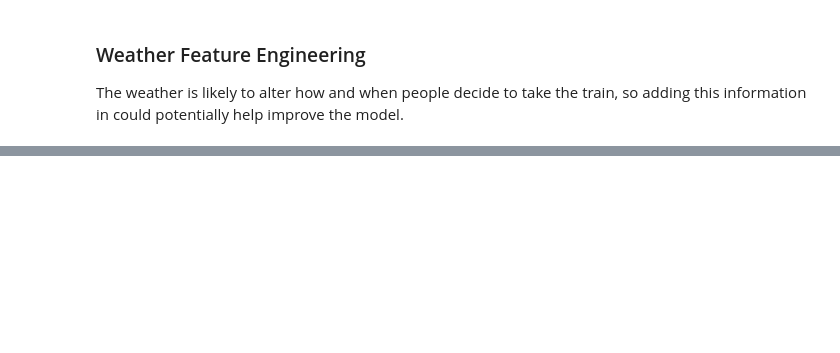
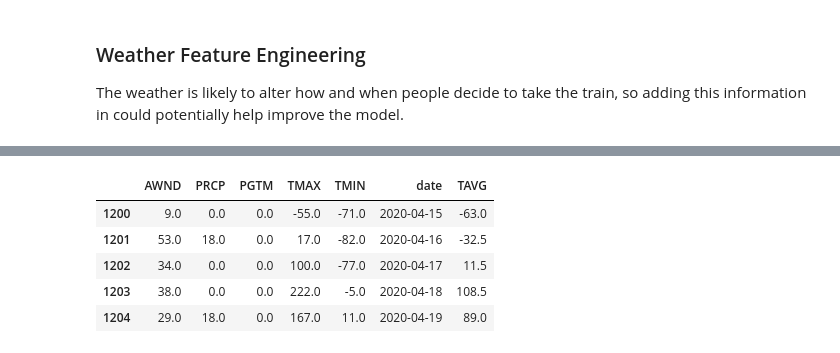
Before and after one commit to tim-radtke/CSC5610_CTA, a Jupyter notebook: CTA_Final_Project_Baseline_Model.ipynb, the cells around one changed output, grey strips where cells are left out. Saved outputs shown, nothing was run; the diff lists cells and outputs as text; code cells hidden in the pictures; blank space fills up the shorter version.

```diff
--- a/CTA_Final_Project_Baseline_Model.ipynb
+++ b/CTA_Final_Project_Baseline_Model.ipynb
@@ -792,0 +821,11 @@ The weather is likely to alter how and when people decide to take the train, so
+# %%
+weather_df = weather_df[weather_df["Date"].dt.date >= dt.date(2020,4,15)].copy()
+weather_df = weather_df.rename(columns={"TAVG_new":"TAVG", "Date":"date"})
+weather_df.head()
+# %% [output]
+|  | AWND | PRCP | PGTM | TMAX | TMIN | date | TAVG |
+| 1200 | 9.0 | 0.0 | 0.0 | -55.0 | -71.0 | 2020-04-15 | -63.0 |
+| 1201 | 53.0 | 18.0 | 0.0 | 17.0 | -82.0 | 2020-04-16 | -32.5 |
+| 1202 | 34.0 | 0.0 | 0.0 | 100.0 | -77.0 | 2020-04-17 | 11.5 |
+| 1203 | 38.0 | 0.0 | 0.0 | 222.0 | -5.0 | 2020-04-18 | 108.5 |
+| 1204 | 29.0 | 18.0 | 0.0 | 167.0 | 11.0 | 2020-04-19 | 89.0 |
```
Also changed, not shown: parts of 10 cells of this notebook.
